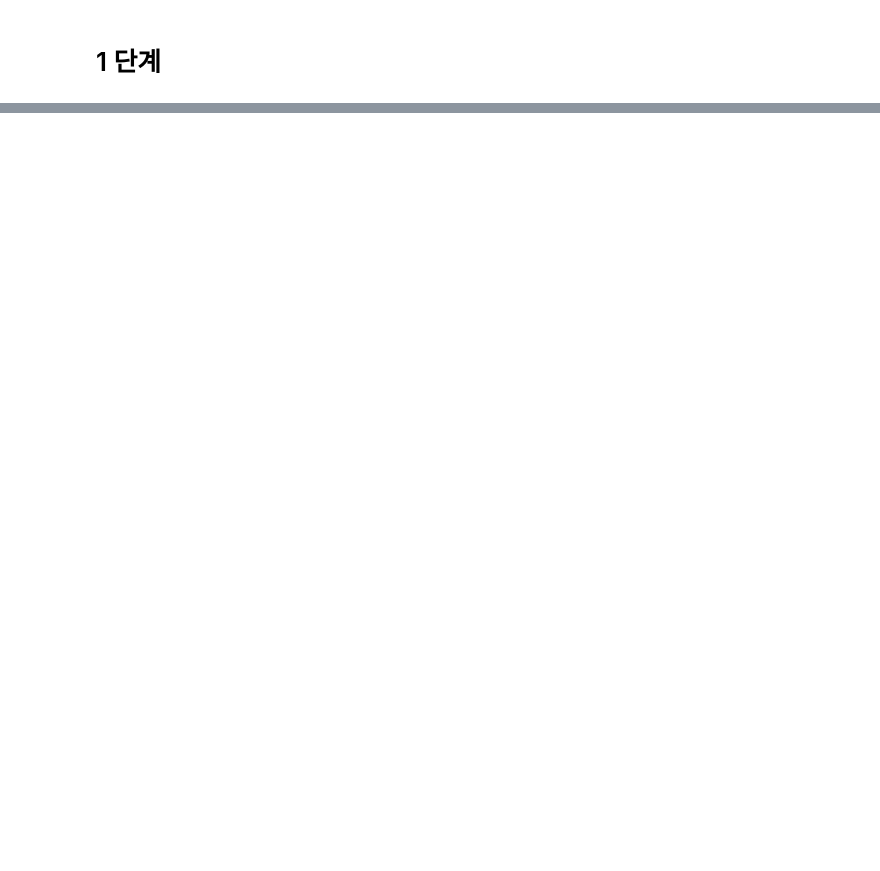
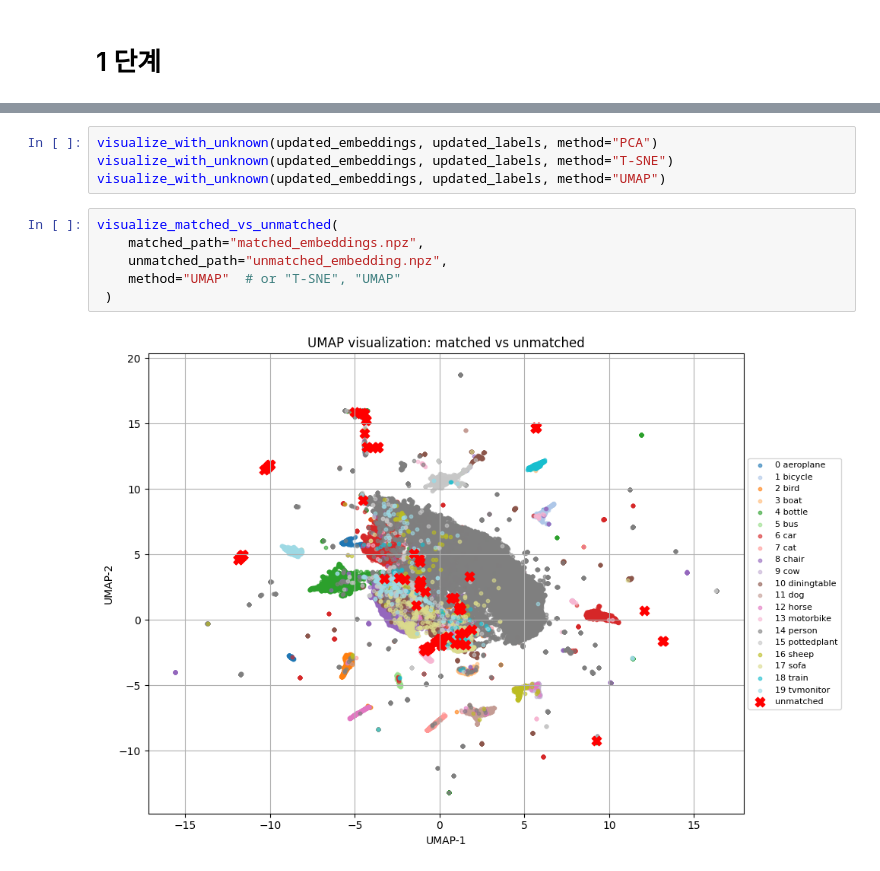
Before and after one commit to kyh980909/Contextual_Labeling, a Jupyter notebook: test.ipynb, the cells around one changed output, grey strips where cells are left out. Saved outputs shown, nothing was run; the diff lists cells and outputs as text; blank space fills up the shorter version.

```diff
--- a/test.ipynb
+++ b/test.ipynb
@@ -418,0 +928,12 @@ KeyboardInterrupt:
+# %%
+visualize_with_unknown(updated_embeddings, updated_labels, method="PCA")
+visualize_with_unknown(updated_embeddings, updated_labels, method="T-SNE")
+visualize_with_unknown(updated_embeddings, updated_labels, method="UMAP")
+# %%
+visualize_matched_vs_unmatched(
+    matched_path="matched_embeddings.npz",
+    unmatched_path="unmatched_embedding.npz",
+    method="UMAP"  # or "T-SNE", "UMAP"
+ )
+# %% [output]
+[figure, added]
```
Also changed, not shown: parts of 34 cells of this notebook, 3 other files.
